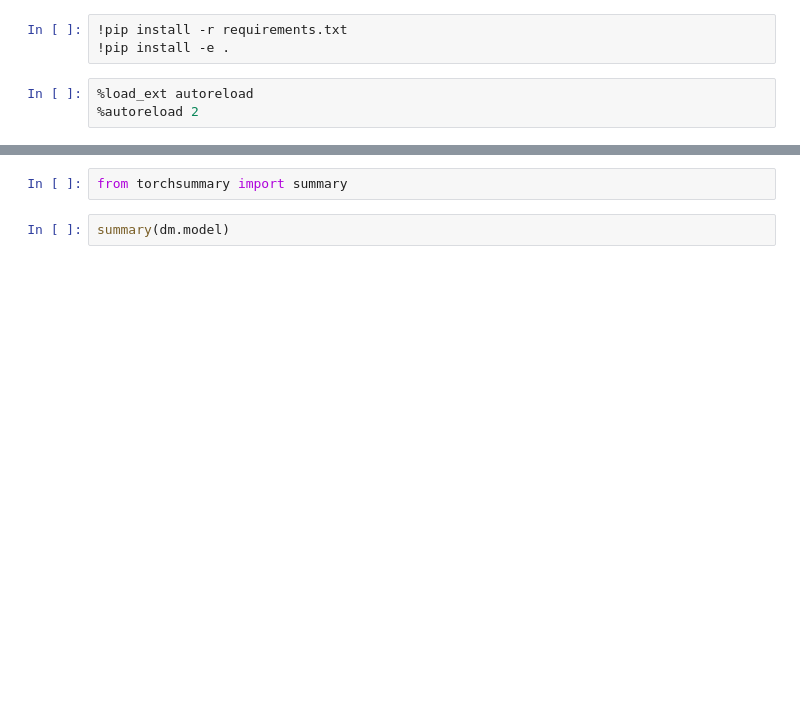
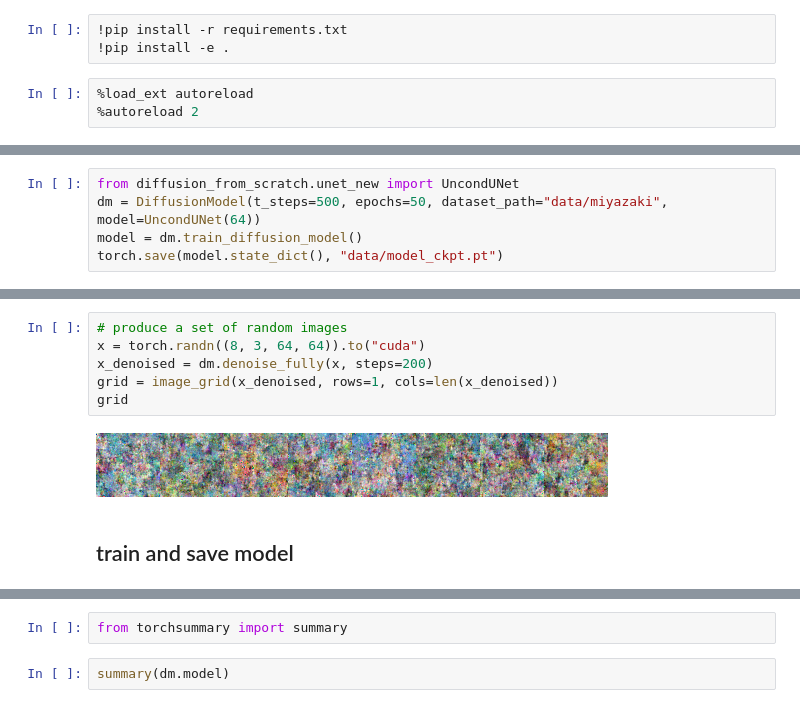
Before and after one commit to davegrays/goku, a Jupyter notebook: training.ipynb, the cells around one changed output, grey strips where cells are left out. Drawn from its saved outputs; the diff is of its cells as text; blank space fills up the shorter version.

```diff
--- a/training.ipynb
+++ b/training.ipynb
@@ -70,0 +119,5 @@ reverse_xfrm(noise_pred[0].detach())
+# %%
+from diffusion_from_scratch.unet_new import UncondUNet
+dm = DiffusionModel(t_steps=500, epochs=50, dataset_path="data/miyazaki", model=UncondUNet(64))
+model = dm.train_diffusion_model()
+torch.save(model.state_dict(), "data/model_ckpt.pt")
@@ -70,0 +142,10 @@ reverse_xfrm(noise_pred[0].detach())
+# %%
+# produce a set of random images
+x = torch.randn((8, 3, 64, 64)).to("cuda")
+x_denoised = dm.denoise_fully(x, steps=200)
+grid = image_grid(x_denoised, rows=1, cols=len(x_denoised))
+grid
+# %% [output]
+[figure, added]
+# %% [markdown]
+## train and save model
```
Also changed, not shown: parts of 26 cells of this notebook, 2 other files.
